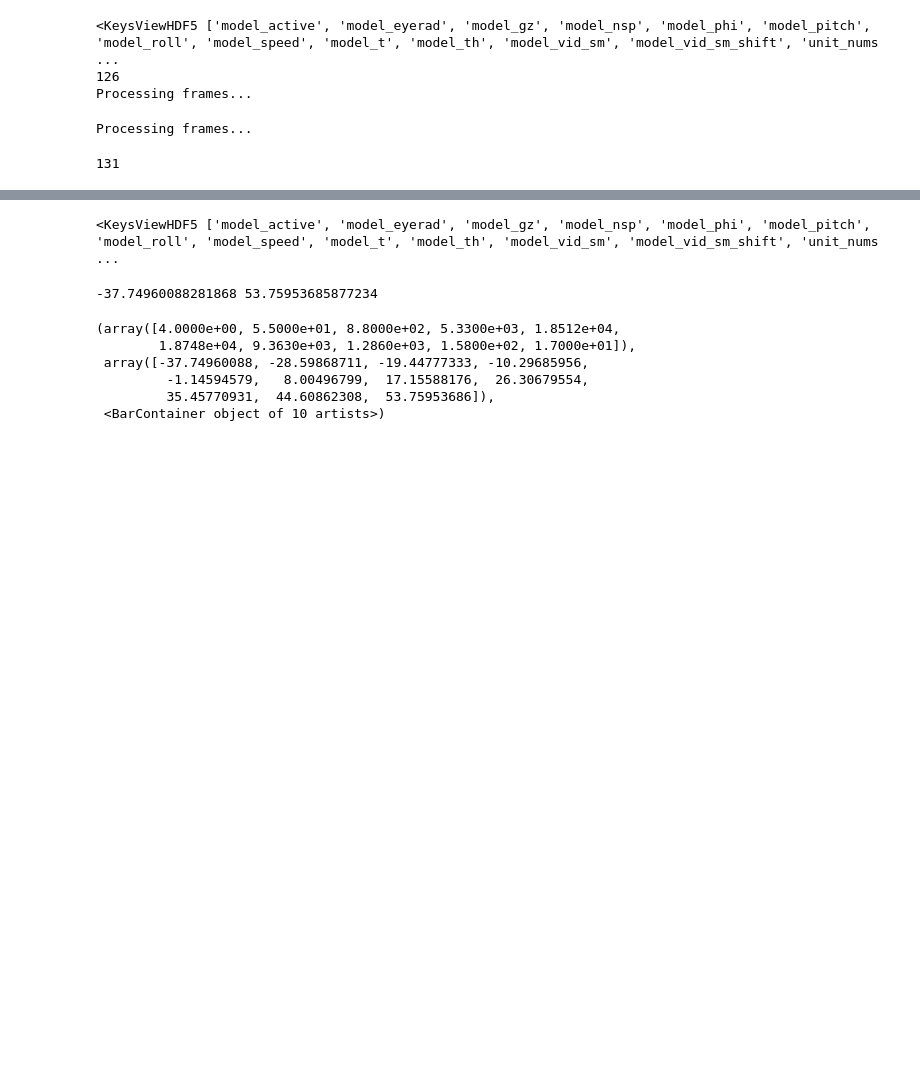
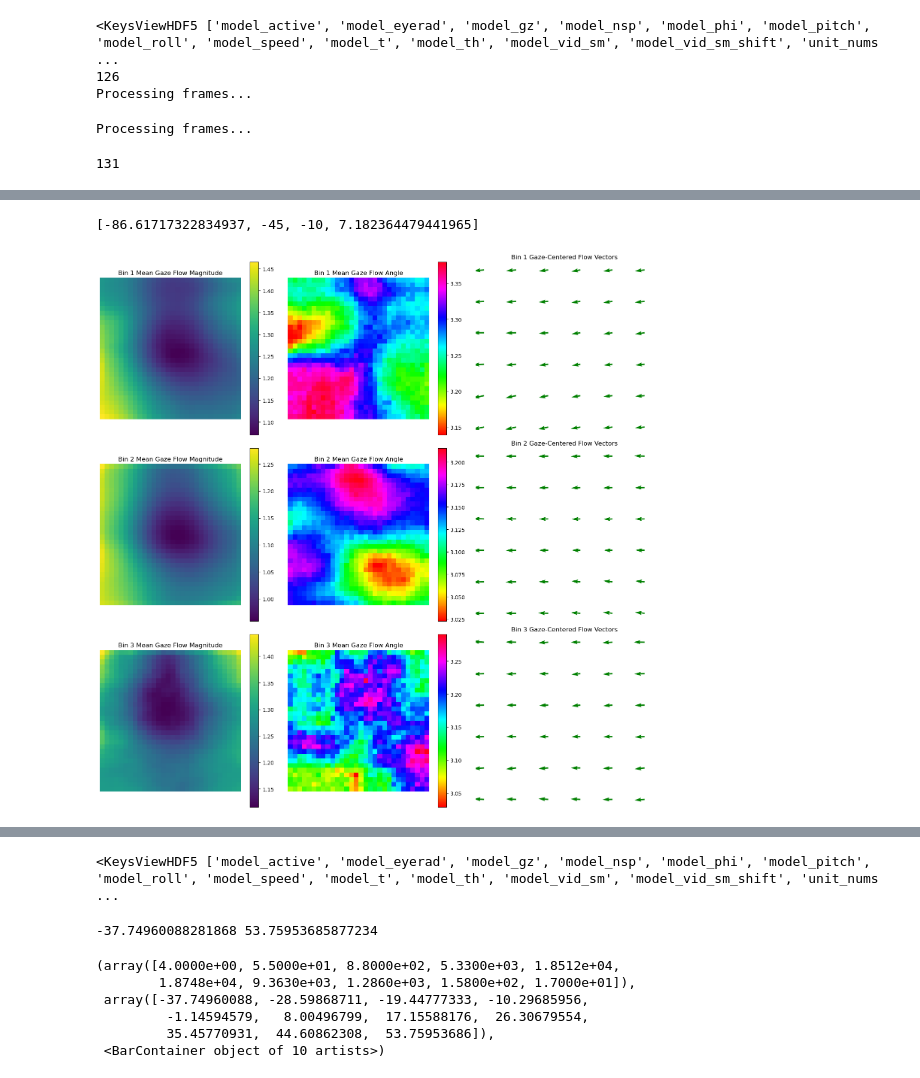
Before and after one commit to BonnenLab/U19-preliminary-data-analysis, a Jupyter notebook: simple-motion-stats.ipynb, the cells around one changed output, grey strips where cells are left out. Drawn from its saved outputs; the diff is of its cells as text; code cells hidden in the pictures; blank space fills up the shorter version.

```diff
--- a/simple-motion-stats.ipynb
+++ b/simple-motion-stats.ipynb
@@ -244,36 +279,39 @@ mean_bins = {
 for mask in masks:
     mean_bins['mag'].append(np.mean(flow_mag_gaze[mask, :, :], axis=0))
     mean_bins['angle'].append(np.mean(flow_angle_gaze[mask, :, :], axis=0))
 
 # Setting up a plot grid to visualize data: 3 bins x 3 metrics (magnitude, angle, vectors)
 fig, axs = plt.subplots(nrows=3, ncols=3, figsize=(15, 15))
 Y, X = np.mgrid[0:mean_bins['mag'][0].shape[0], 0:mean_bins['mag'][0].shape[1]]
 
 for i in range(3):
     # Calculate components for vector field visualization
     U_gaze = mean_bins['mag'][i] * np.cos(mean_bins['angle'][i])
     V_gaze = mean_bins['mag'][i] * np.sin(mean_bins['angle'][i])
 
     # Display mean magnitude and angle using imshow, and vector field using quiver
-    img1 = axs[i, 0].imshow(mean_bins['mag'][i], cmap='viridis')
+    img1 = axs[i, 0].imshow(mean_bins['mag'][i], cmap='viridis',origin=origin)
     fig.colorbar(img1, ax=axs[i, 0])
     axs[i, 0].set_title(f'Bin {i+1} Mean Gaze Flow Magnitude')
     axs[i, 0].axis('off')
 
-    img2 = axs[i, 1].imshow(mean_bins['angle'][i], cmap='hsv')
+    img2 = axs[i, 1].imshow(mean_bins['angle'][i], cmap='hsv',origin=origin)
     fig.colorbar(img2, ax=axs[i, 1])
     axs[i, 1].set_title(f'Bin {i+1} Mean Gaze Flow Angle')
     axs[i, 1].axis('off')
 
     quiv = axs[i, 2].quiver(X[::5, ::5], Y[::5, ::5], U_gaze[::5, ::5], V_gaze[::5, ::5], color='green')
     # plt.streamplot(X, Y, U_gaze, V_gaze, color='k', linewidth=2, arrowstyle='-', density=1.5)
     axs[i, 2].set_title(f'Bin {i+1} Gaze-Centered Flow Vectors')
     axs[i, 2].axis('off')
-
+    axs[i,2].invert_yaxis()
     plt.savefig("mouse-flow-gaze.pdf", format="pdf", bbox_inches="tight")
 
 plt.tight_layout()
 plt.show()
+# %% [output]
+[-86.61717322834937, -45, -10, 7.182364479441965]
+[figure, added]
 # %%
 # Load the horizontal position of the eye
 th = f['model_th'][:54352]
```
Also changed, not shown: parts of 9 cells of this notebook, 1 other file.
